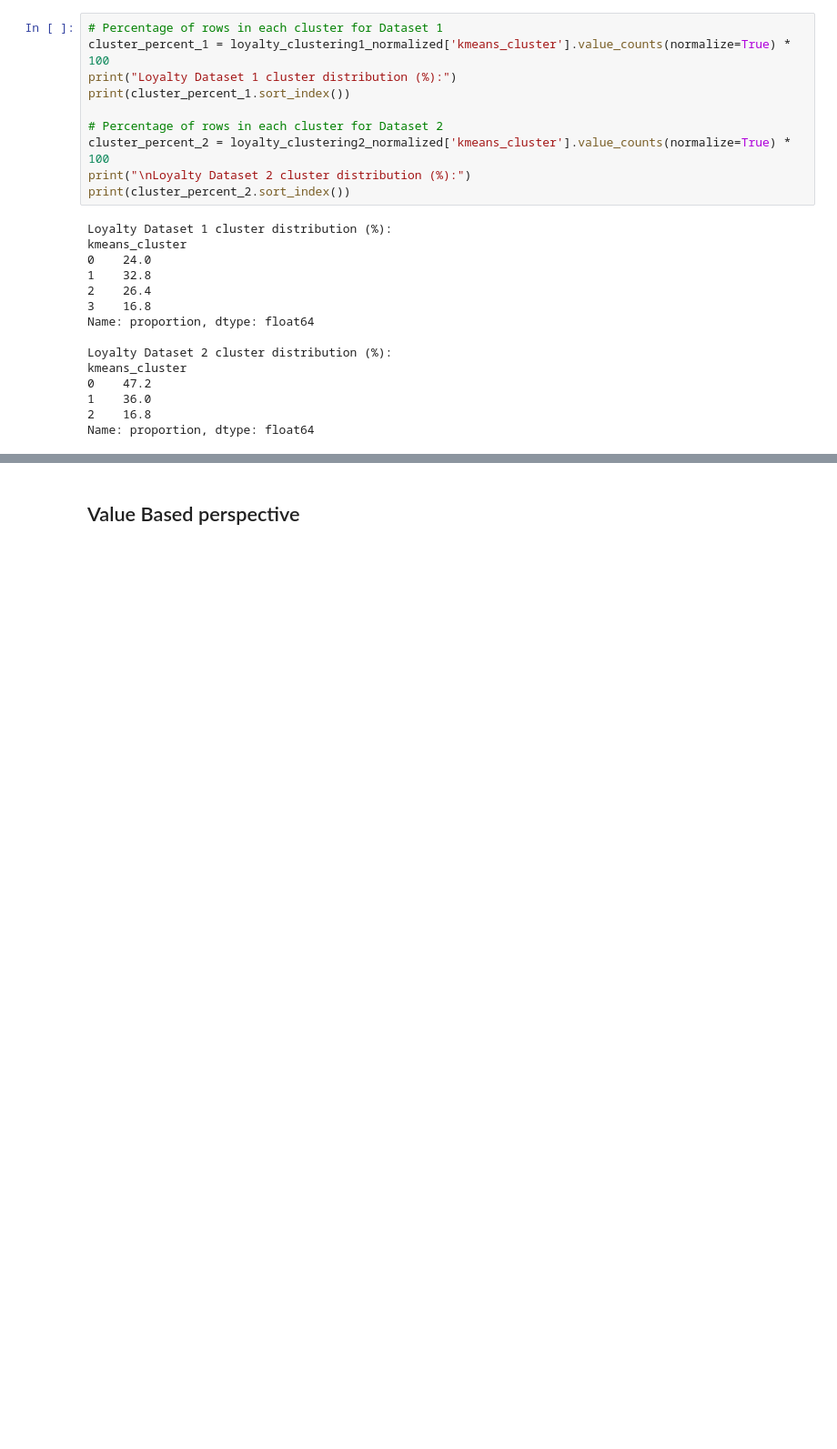
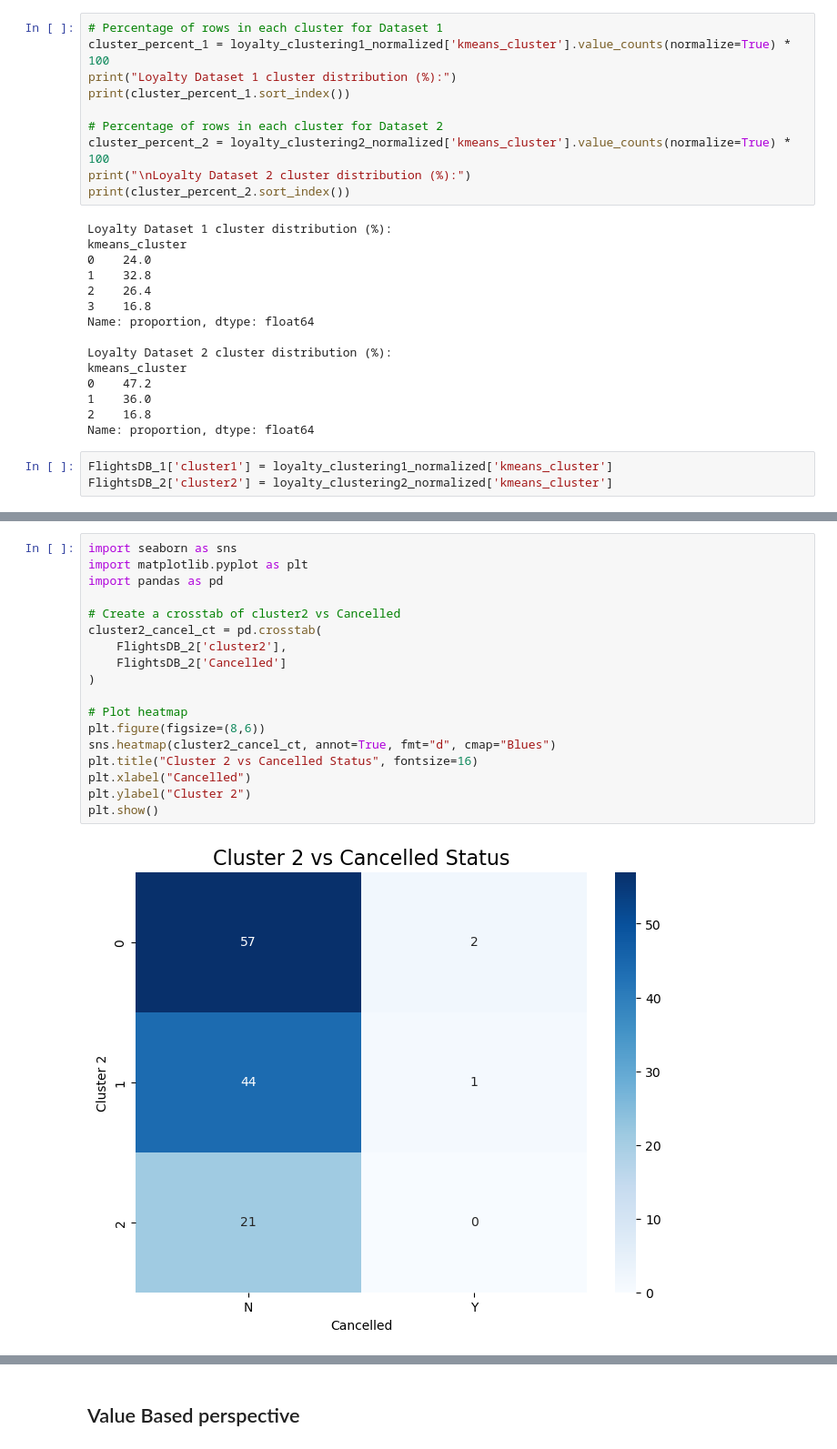
Before and after one commit to calcoafrancisca/Group-39---DM---Part2, a Jupyter notebook: duplicated_clustering.ipynb, the cells around one changed output, grey strips where cells are left out. Shown at 91% size. Saved outputs shown, nothing was run; the diff lists cells and outputs as text; blank space fills up the shorter version.

```diff
--- a/duplicated_clustering.ipynb
+++ b/duplicated_clustering.ipynb
@@ -278,3 +290,6 @@ kmeans_cluster
 1    36.0
 2    16.8
 Name: proportion, dtype: float64
+# %%
+FlightsDB_1['cluster1'] = loyalty_clustering1_normalized['kmeans_cluster']
+FlightsDB_2['cluster2'] = loyalty_clustering2_normalized['kmeans_cluster']
@@ -280,0 +338,20 @@ Name: proportion, dtype: float64
+# %%
+import seaborn as sns
+import matplotlib.pyplot as plt
+import pandas as pd
+
+# Create a crosstab of cluster2 vs Cancelled
+cluster2_cancel_ct = pd.crosstab(
+    FlightsDB_2['cluster2'],
+    FlightsDB_2['Cancelled']
+)
+
+# Plot heatmap
+plt.figure(figsize=(8,6))
+sns.heatmap(cluster2_cancel_ct, annot=True, fmt="d", cmap="Blues")
+plt.title("Cluster 2 vs Cancelled Status", fontsize=16)
+plt.xlabel("Cancelled")
+plt.ylabel("Cluster 2")
+plt.show()
+# %% [output]
+[figure, added]
```
Also changed, not shown: parts of 14 cells of this notebook, 4 other files.
